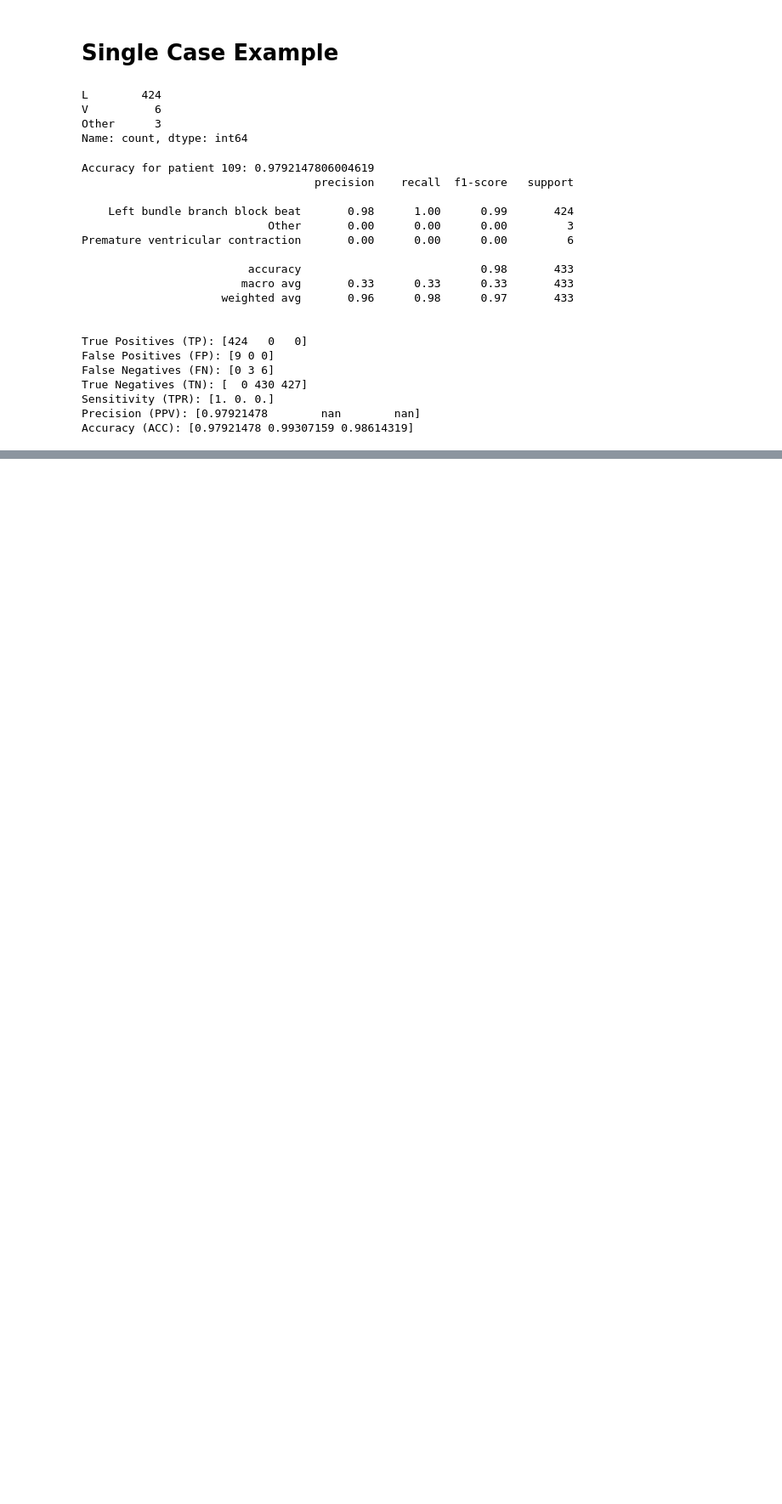
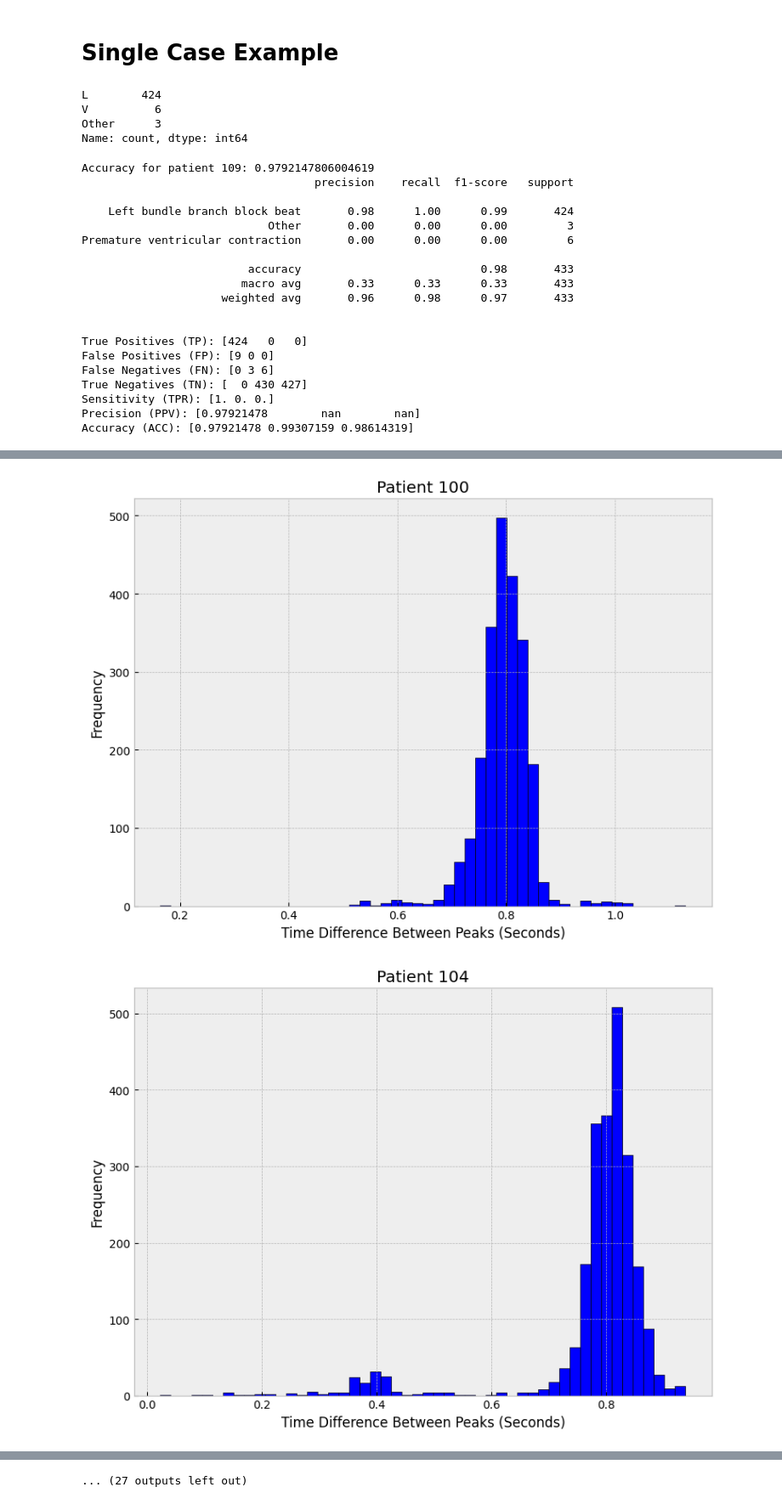
Before and after one commit to uriballo/ECG-BeatClassification-SVM, a Jupyter notebook: SVM-ASP.ipynb, the cells around one changed output, grey strips where cells are left out. Shown at 85% size. Drawn from its saved outputs; the diff is of its cells as text; code cells hidden in the pictures; blank space fills up the shorter version.

```diff
--- a/SVM-ASP.ipynb
+++ b/SVM-ASP.ipynb
@@ -396,0 +443,62 @@ Accuracy (ACC): [0.97921478 0.99307159 0.98614319]
+# %%
+import pandas as pd
+import numpy as np
+import matplotlib.pyplot as plt
+
+# Function to convert time string to seconds
+def time_to_seconds(time_str):
+    min_sec = time_str.split(':')
+    minutes = int(min_sec[0])
+    seconds = float(min_sec[1])
+    return 60 * minutes + seconds
+
+# Define a function to process annotations for a patient and plot a histogram
+def process_annotations(patient_id):
+    # Read the annotation file
+    annotations_file_path = f'./datasets/{patient_id}annotations.txt'
+    with open(annotations_file_path, 'r') as file:
+        annotations_data = file.readlines()
+
+    # Convert time strings to seconds and calculate differences
+    times_in_seconds = [time_to_seconds(line.split()[0]) for line in annotations_data[1:]]  # skip the header
+    time_differences = np.diff(times_in_seconds)
+
+    # Plot histogram
+    plt.style.use('bmh')
+    plt.figure(figsize=(8, 6))
+    plt.hist(time_differences, bins=50, color='blue', edgecolor='black')
+    plt.title(f'Patient {patient_id}')
+    plt.xlabel('Time Difference Between Peaks (Seconds)')
+    plt.ylabel('Frequency')
+    plt.grid(True)
+    plt.tight_layout()
+    plt.show()
+
+    # Return the time differences for accumulation
+    return time_differences
+
+# List of patient IDs
+train_patient_ids = ['100', '104', '108',
+                     '117', '201', '207',
+                     '212', '217', '222',
+                     '231', '101', '114',
+                     '123', '208', '213',
+                     '219', '223', '232',
+                     '102', '106', '119',
+                     '124', '203', '209',
+                     '214', '228', '233',
+                     '103', '107', '112',
+                     '116', '121', '200',
+                     '205', '210', '215',
+                     '221', '230', '234']
+
+# Initialize an empty DataFrame to accumulate all time differences
+all_time_differences_df = pd.DataFrame()
+
+# Process each patient's annotations and accumulate the results
+for patient_id in train_patient_ids:
+    patient_time_differences = process_annotations(patient_id)
+    all_time_differences_df = pd.concat([all_time_differences_df, pd.DataFrame({patient_id: patient_time_differences})], axis=1)
+# %% [output]
+[figure, added]
+[figure, added]
@@ -396,0 +515 @@ Accuracy (ACC): [0.97921478 0.99307159 0.98614319]
+... (27 outputs left out)
```
Also changed, not shown: parts of 13 cells of this notebook.
